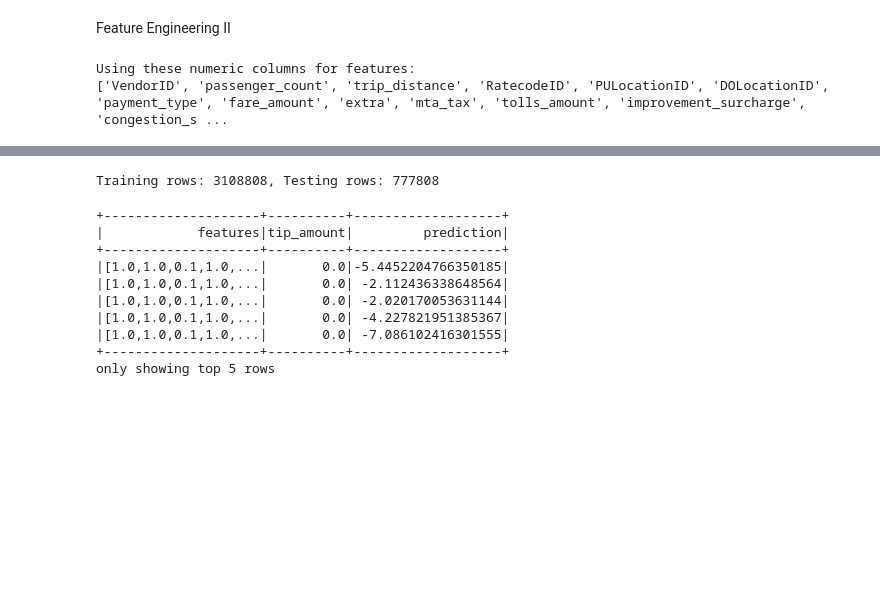
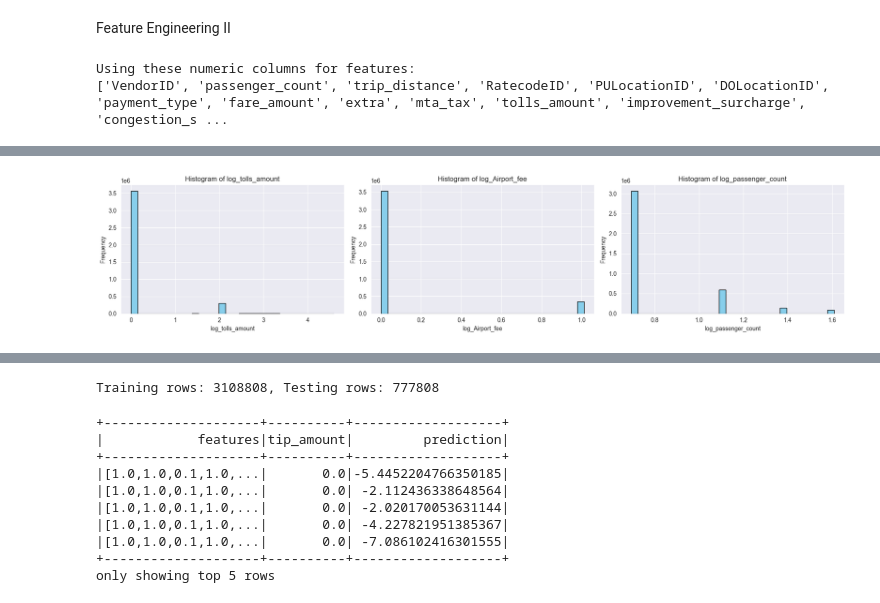
Before and after one commit to ishanka020/NYC_Taxi_Trip_Data_Analysis, a Jupyter notebook: research/member4_tip_model.ipynb, the cells around one changed output, grey strips where cells are left out. Drawn from its saved outputs; the diff is of its cells as text; code cells hidden in the pictures; blank space fills up the shorter version.

```diff
--- a/research/member4_tip_model.ipynb
+++ b/research/member4_tip_model.ipynb
@@ -182,0 +210,6 @@ Using these numeric columns for features:
+# %%
+# Drop the specified columns
+filtered_df = filtered_df.drop("mta_tax", "improvement_surcharge")
+
+# Confirm by printing the schema
+filtered_df.printSchema()
@@ -182,0 +371,21 @@ Using these numeric columns for features:
+# %%
+import matplotlib.pyplot as plt
+import pandas as pd
+
+# Select the columns and convert to Pandas DataFrame
+cols_to_plot = ['log_tolls_amount', 'log_Airport_fee', 'log_passenger_count']
+pdf = filtered_df.select(cols_to_plot).toPandas()
+
+# Plot histograms
+fig, axes = plt.subplots(1, 3, figsize=(18, 4))
+
+for i, col in enumerate(cols_to_plot):
+    axes[i].hist(pdf[col], bins=30, color='skyblue', edgecolor='black')
+    axes[i].set_title(f'Histogram of {col}')
+    axes[i].set_xlabel(col)
+    axes[i].set_ylabel('Frequency')
+
+plt.tight_layout()
+plt.show()
+# %% [output]
+[figure, added]
```
Also changed, not shown: parts of 12 cells of this notebook.
